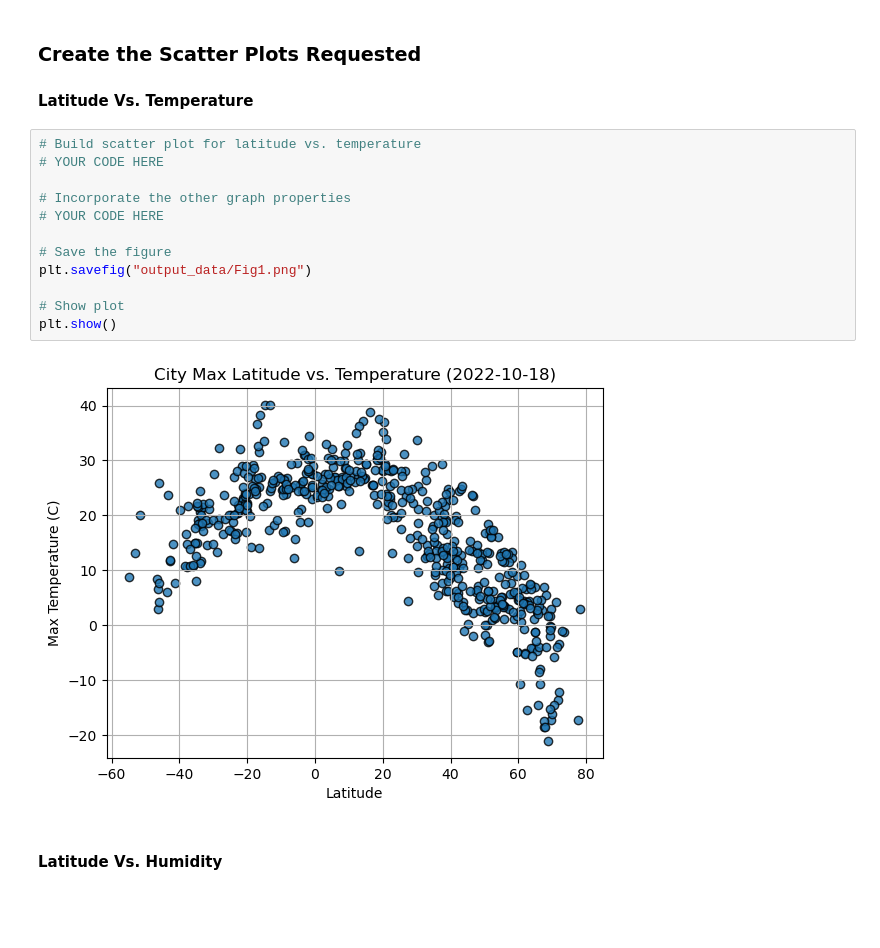
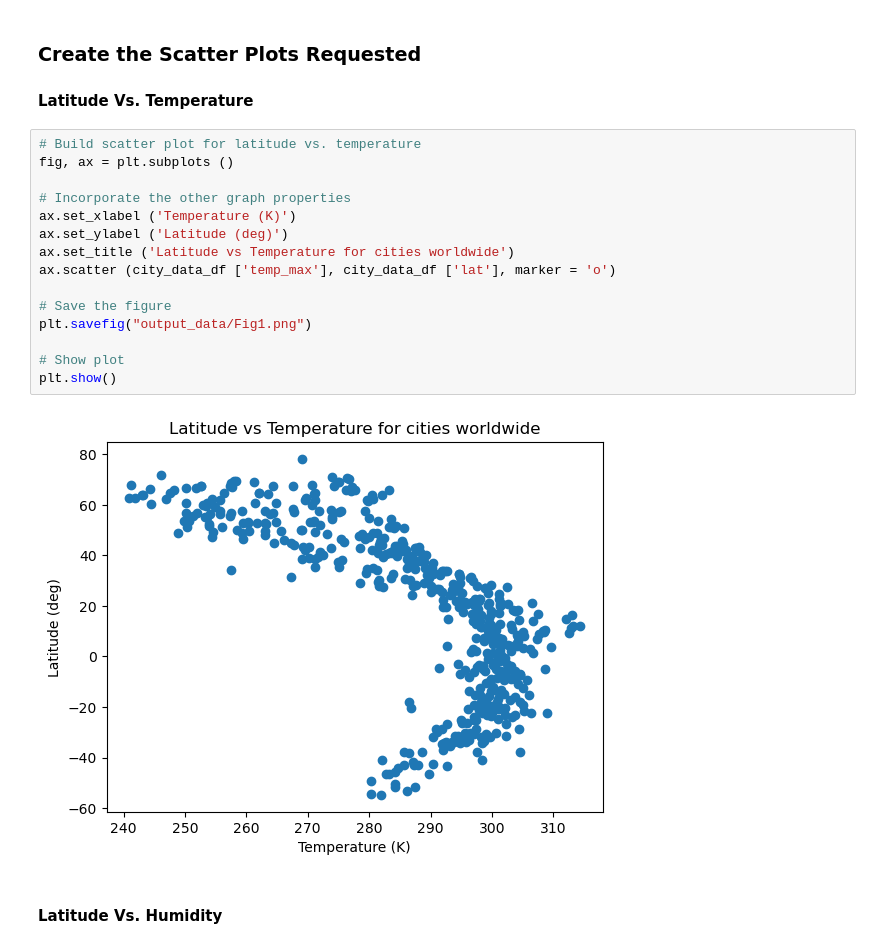
Before and after one commit to Edwardvaughan/python-api-challenge, a Jupyter notebook: WeatherPy.ipynb, the cells around one changed output. Cells and saved outputs as stored; diff of their text form; blank space fills up the shorter version.

```diff
--- a/WeatherPy.ipynb
+++ b/WeatherPy.ipynb
@@ -180,18 +218,21 @@ city_data_df.head()
 #### Latitude Vs. Temperature
 # %%
 # Build scatter plot for latitude vs. temperature
-# YOUR CODE HERE
+fig, ax = plt.subplots ()
 
 # Incorporate the other graph properties
-# YOUR CODE HERE
+ax.set_xlabel ('Temperature (K)')
+ax.set_ylabel ('Latitude (deg)')
+ax.set_title ('Latitude vs Temperature for cities worldwide')
+ax.scatter (city_data_df ['temp_max'], city_data_df ['lat'], marker = 'o')
 
 # Save the figure
 plt.savefig("output_data/Fig1.png")
 
 # Show plot
 plt.show()
 # %% [output]
-[figure, old version]
+[figure, new version]
 # %% [markdown]
 #### Latitude Vs. Humidity
 # %%
```
Also changed, not shown: parts of 31 cells of this notebook, 7 other files.
